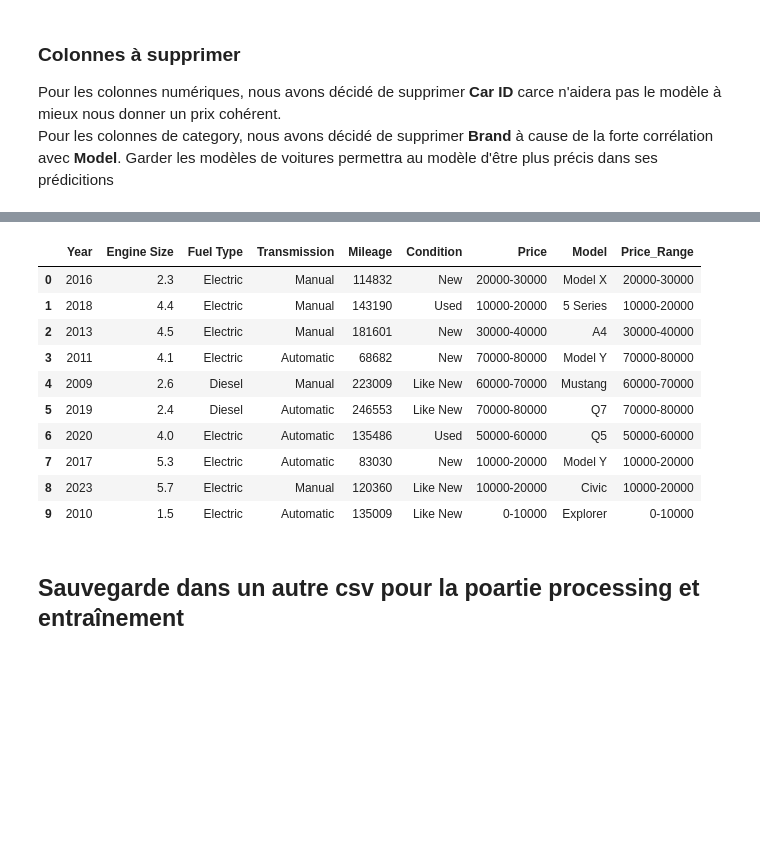
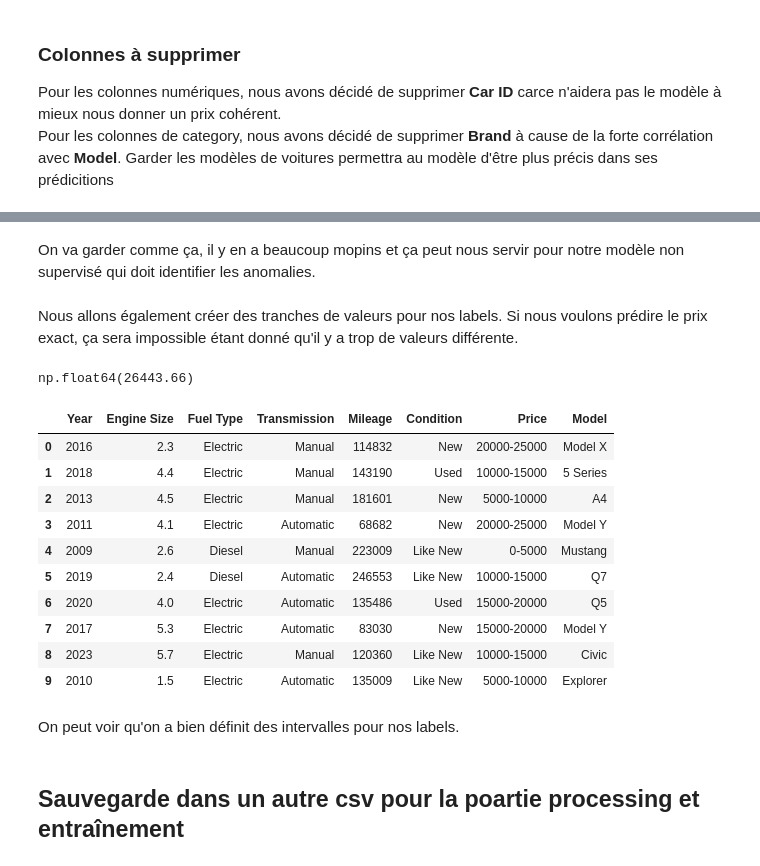
Before and after one commit to tristanretali/DataScienceProject, a Jupyter notebook: notebooks/eda.ipynb, the cells around one changed output, grey strips where cells are left out. Cells and saved outputs as stored; diff of their text form; code cells hidden in the pictures; blank space fills up the shorter version.

```diff
--- a/notebooks/eda.ipynb
+++ b/notebooks/eda.ipynb
@@ -292,0 +296,28 @@ Nous avons déjà modifé le Fuel Type des voitures Tesla. Maintenant pour limit
+# %%
+# Calcule des quartiles
+Q1 = df['Price'].quantile(0.25)
+Q3 = df['Price'].quantile(0.75)
+IQR = Q3 - Q1
+
+# Définition des intervalles
+lower_bound = Q1 - 1.5 * IQR
+upper_bound = Q3 + 1.5 * IQR
+
+# Création d'un masque, chaque valeur aberrante est marquée True
+is_outlier = (df['Price'] < lower_bound) | (df['Price'] > upper_bound)
+
+# Calcule de la médiane pour chaque modèle de voiture
+median_by_model = df.groupby('Model')['Price'].median()
+
+# Remplacement des valeurs aberrantes par la médiane du modèle
+for idx in df[is_outlier].index:
+    model = df.loc[idx, 'Model']
+    df.loc[idx, 'Price'] = median_by_model[model]
+
+# Afficher le boxplot après traitement
+plt.figure(figsize=(10, 5))
+df.boxplot(column='Price')
+plt.title('Boxplot de Price (après traitement)')
+plt.grid(True, alpha=0.3)
+plt.tight_layout()
+plt.show()
@@ -293,20 +326,37 @@ Nous avons déjà modifé le Fuel Type des voitures Tesla. Maintenant pour limit
+# %% [markdown]
+On va garder comme ça, il y en a beaucoup mopins et ça peut nous servir pour notre modèle non supervisé qui doit identifier les anomalies.
+# %% [markdown]
+Nous allons également créer des tranches de valeurs pour nos labels. Si nous voulons prédire le prix exact, ça sera impossible étant donné qu'il y a trop de valeurs différente.
+# %%
+max_price = df["Price"].max()
+
+max_price
+# %% [output]
+np.float64(26443.66)
 # %%
-df['Price'] = pd.cut(df['Price'], bins=range(0, 100001, 10000),
-                            labels=[f'{i}-{i+10000}' for i in range(0, 100000, 10000)])
+# Création de notre liste de bons avec un intervalle de 5000. On va jusqu'à la valeur maximale.
+bins = list(range(0, int(max_price) + 5000, 5000))
+# Création de nos labels qui sont composées de la limite inférieur et supérieur de chaque bin
+labels = [f'{bins[i]}-{bins[i+1]}' for i in range(len(bins)-1)]
+
+# On associe chaque prix à la catégorie correspondante
+df['Price'] = pd.cut(df['Price'], bins=bins, labels=labels, right=True)
 
 df.head(10)
 # %% [output]
-|  | Year | Engine Size | Fuel Type | Transmission | Mileage | Condition | Price | Model | Price_Range |
-| 0 | 2016 | 2.3 | Electric | Manual | 114832 | New | 20000-30000 | Model X | 20000-30000 |
-| 1 | 2018 | 4.4 | Electric | Manual | 143190 | Used | 10000-20000 | 5 Series | 10000-20000 |
-| 2 | 2013 | 4.5 | Electric | Manual | 181601 | New | 30000-40000 | A4 | 30000-40000 |
-| 3 | 2011 | 4.1 | Electric | Automatic | 68682 | New | 70000-80000 | Model Y | 70000-80000 |
-| 4 | 2009 | 2.6 | Diesel | Manual | 223009 | Like New | 60000-70000 | Mustang | 60000-70000 |
-| 5 | 2019 | 2.4 | Diesel | Automatic | 246553 | Like New | 70000-80000 | Q7 | 70000-80000 |
-| 6 | 2020 | 4.0 | Electric | Automatic | 135486 | Used | 50000-60000 | Q5 | 50000-60000 |
-| 7 | 2017 | 5.3 | Electric | Automatic | 83030 | New | 10000-20000 | Model Y | 10000-20000 |
-| 8 | 2023 | 5.7 | Electric | Manual | 120360 | Like New | 10000-20000 | Civic | 10000-20000 |
-| 9 | 2010 | 1.5 | Electric | Automatic | 135009 | Like New | 0-10000 | Explorer | 0-10000 |
+|  | Year | Engine Size | Fuel Type | Transmission | Mileage | Condition | Price | Model |
+| 0 | 2016 | 2.3 | Electric | Manual | 114832 | New | 20000-25000 | Model X |
+| 1 | 2018 | 4.4 | Electric | Manual | 143190 | Used | 10000-15000 | 5 Series |
+| 2 | 2013 | 4.5 | Electric | Manual | 181601 | New | 5000-10000 | A4 |
+| 3 | 2011 | 4.1 | Electric | Automatic | 68682 | New | 20000-25000 | Model Y |
+| 4 | 2009 | 2.6 | Diesel | Manual | 223009 | Like New | 0-5000 | Mustang |
+| 5 | 2019 | 2.4 | Diesel | Automatic | 246553 | Like New | 10000-15000 | Q7 |
+| 6 | 2020 | 4.0 | Electric | Automatic | 135486 | Used | 15000-20000 | Q5 |
+| 7 | 2017 | 5.3 | Electric | Automatic | 83030 | New | 15000-20000 | Model Y |
+| 8 | 2023 | 5.7 | Electric | Manual | 120360 | Like New | 10000-15000 | Civic |
+| 9 | 2010 | 1.5 | Electric | Automatic | 135009 | Like New | 5000-10000 | Explorer |
+# %% [markdown]
+On peut voir qu'on a bien définit des intervalles pour nos labels.
 # %% [markdown]
 ## Sauvegarde dans un autre csv pour la poartie processing et entraînement
 # %%
```
Also changed, not shown: parts of 19 cells of this notebook, 1 other file.
